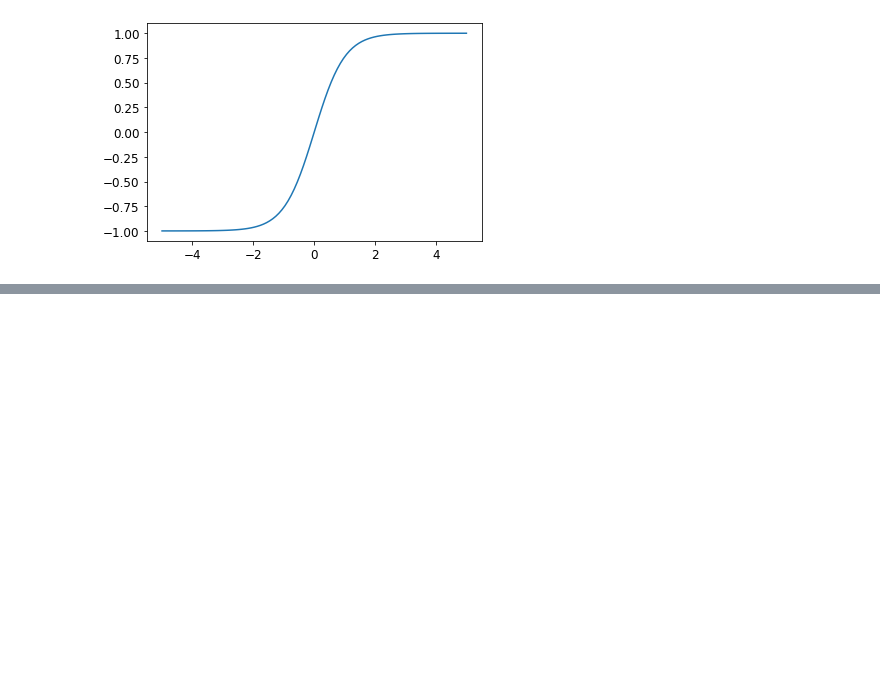
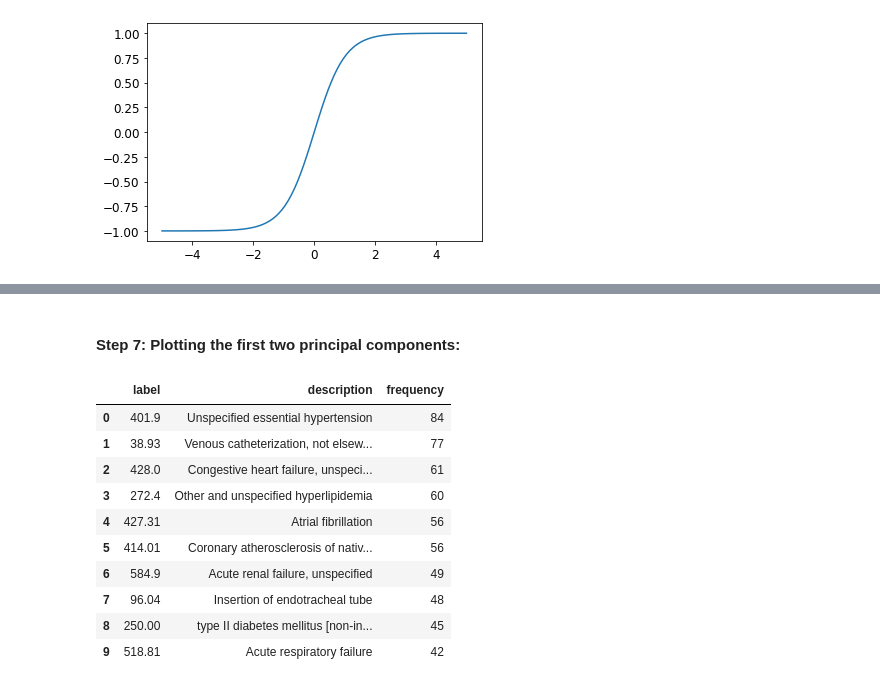
Before and after one commit to debjyotiSRoy/xcube_old, a Jupyter notebook: nbs/examples/mimic/sample/mimic3-9k_sample.ipynb, the cells around one changed output, grey strips where cells are left out. Saved outputs shown, nothing was run; the diff lists cells and outputs as text; code cells hidden in the pictures; blank space fills up the shorter version.

```diff
--- a/nbs/examples/mimic/sample/mimic3-9k_sample.ipynb
+++ b/nbs/examples/mimic/sample/mimic3-9k_sample.ipynb
@@ -288,8 +292,8 @@ df.head(3)
 # %% [markdown]
 Sample a small fraction of the dataset to ensure quick iteration:
 # %%
-# df = df.sample(frac=0.3, random_state=89, ignore_index=True)
+df = df.sample(frac=0.3, random_state=89, ignore_index=True)
 # df = df.sample(frac=0.025, random_state=89, ignore_index=True)
-df = df.sample(frac=0.005, random_state=89, ignore_index=True)
+# df = df.sample(frac=0.005, random_state=89, ignore_index=True)
 len(df)
 # %% [output]
@@ -1221,0 +1375,2 @@ plot_function(torch.tanh, min=-5, max=5)
+# %% [markdown]
+#### Step 7: Plotting the first two principal components:
@@ -1221,0 +1386,16 @@ plot_function(torch.tanh, min=-5, max=5)
+# %%
+df_lbl = pd.DataFrame([(lbl, desc.get(lbl, "not found"), freq) for lbl, freq in lbl_freqs.items()], columns=['label', 'description', 'frequency'])
+df_lbl = df_lbl.sort_values(by='frequency', ascending=False, ignore_index=True)
+df_lbl.head(10)
+# %% [output]
+|  | label | description | frequency |
+| 0 | 401.9 | Unspecified essential hypertension | 84 |
+| 1 | 38.93 | Venous catheterization, not elsew... | 77 |
+| 2 | 428.0 | Congestive heart failure, unspeci... | 61 |
+| 3 | 272.4 | Other and unspecified hyperlipidemia | 60 |
+| 4 | 427.31 | Atrial fibrillation | 56 |
+| 5 | 414.01 | Coronary atherosclerosis of nativ... | 56 |
+| 6 | 584.9 | Acute renal failure, unspecified | 49 |
+| 7 | 96.04 | Insertion of endotracheal tube | 48 |
+| 8 | 250.00 | type II diabetes mellitus [non-in... | 45 |
+| 9 | 518.81 | Acute respiratory failure | 42 |
```
Also changed, not shown: parts of 76 cells of this notebook.
